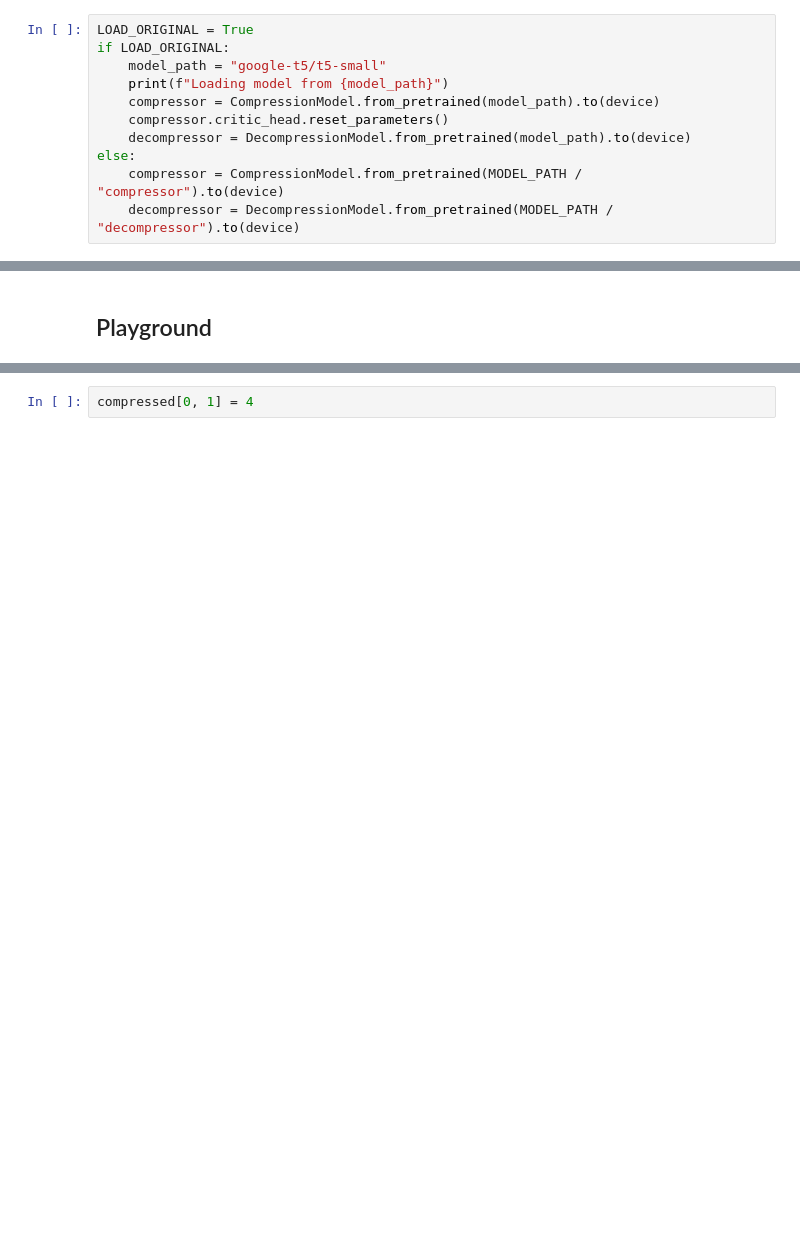
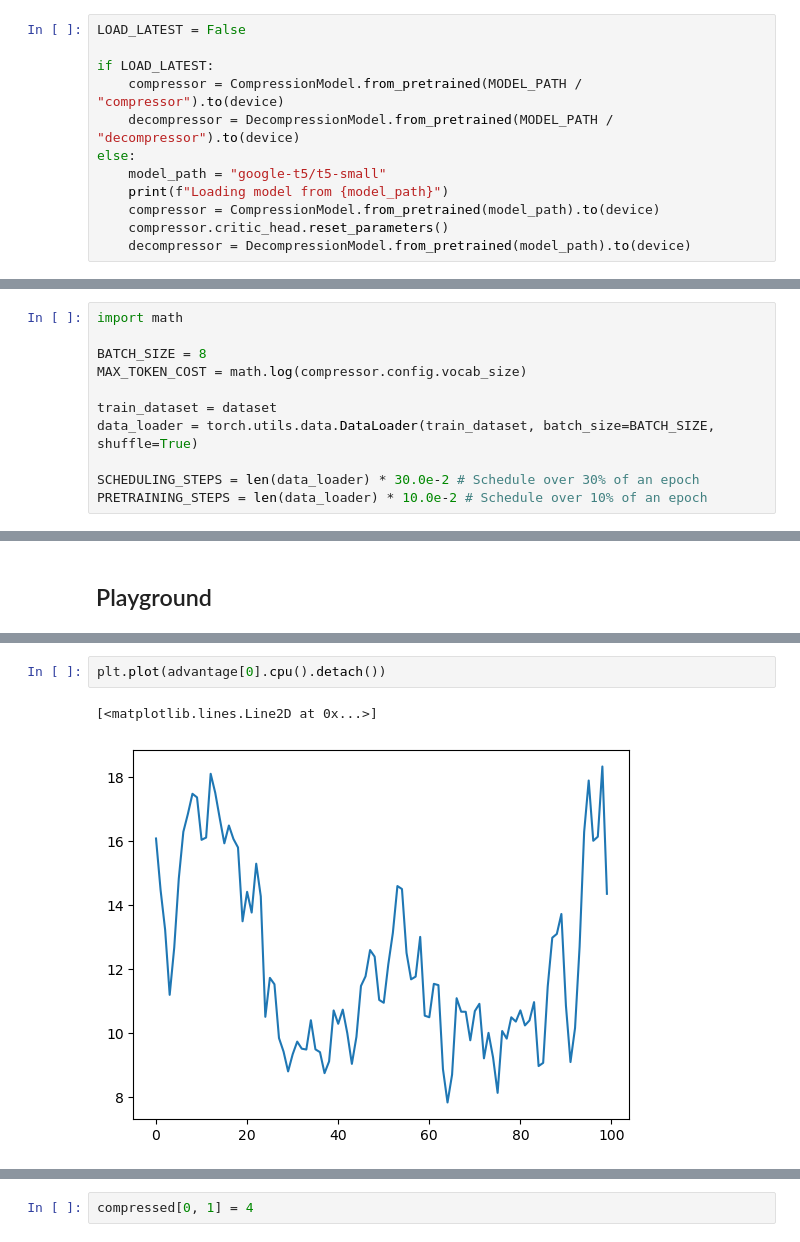
Before and after one commit to khoda81/dethcod, a Jupyter notebook: TokenDethcod.ipynb, the cells around one changed output, grey strips where cells are left out. Cells and saved outputs as stored; diff of their text form; blank space fills up the shorter version.

```diff
--- a/TokenDethcod.ipynb
+++ b/TokenDethcod.ipynb
@@ -230,16 +189,17 @@ MODEL_PATH = Path("./data/models/token-dethcod/a2c-v1")
 # %% [markdown]
 ### Load Model
 # %%
-LOAD_ORIGINAL = True
-if LOAD_ORIGINAL:
+LOAD_LATEST = False
+
+if LOAD_LATEST:
+    compressor = CompressionModel.from_pretrained(MODEL_PATH / "compressor").to(device)
+    decompressor = DecompressionModel.from_pretrained(MODEL_PATH / "decompressor").to(device)
+else:
     model_path = "google-t5/t5-small"
     print(f"Loading model from {model_path}")
     compressor = CompressionModel.from_pretrained(model_path).to(device)
     compressor.critic_head.reset_parameters()
     decompressor = DecompressionModel.from_pretrained(model_path).to(device)
-else:
-    compressor = CompressionModel.from_pretrained(MODEL_PATH / "compressor").to(device)
-    decompressor = DecompressionModel.from_pretrained(MODEL_PATH / "decompressor").to(device)
 # %% [output]
 Loading model from google-t5/t5-small
 Some weights of CompressionModel were not initialized from the model checkpoint at google-t5/t5-small and are newly initialized: ['critic_head.bias', 'critic_head.weight']
@@ -276,0 +264,11 @@ data_loader = torch.utils.data.DataLoader(train_dataset, batch_size=BATCH_SIZE,
+# %%
+import math
+
+BATCH_SIZE = 8
+MAX_TOKEN_COST = math.log(compressor.config.vocab_size)
+
+train_dataset = dataset
+data_loader = torch.utils.data.DataLoader(train_dataset, batch_size=BATCH_SIZE, shuffle=True)
+
+SCHEDULING_STEPS = len(data_loader) * 30.0e-2 # Schedule over 30% of an epoch
+PRETRAINING_STEPS = len(data_loader) * 10.0e-2 # Schedule over 10% of an epoch
@@ -463,0 +539,5 @@ advantages = [-11.31]
+# %%
+plt.plot(advantage[0].cpu().detach())
+# %% [output]
+[<matplotlib.lines.Line2D at 0x...>]
+[figure, added]
```
Also changed, not shown: parts of 31 cells of this notebook.
